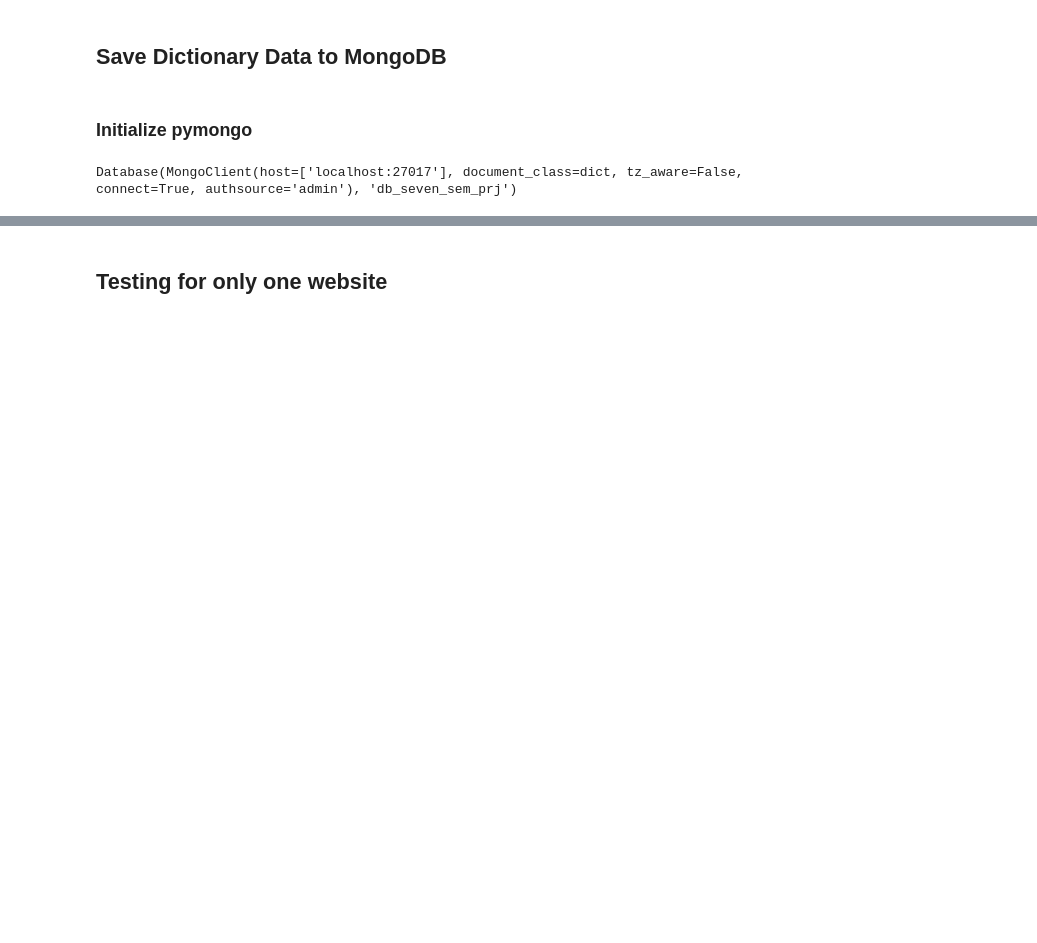
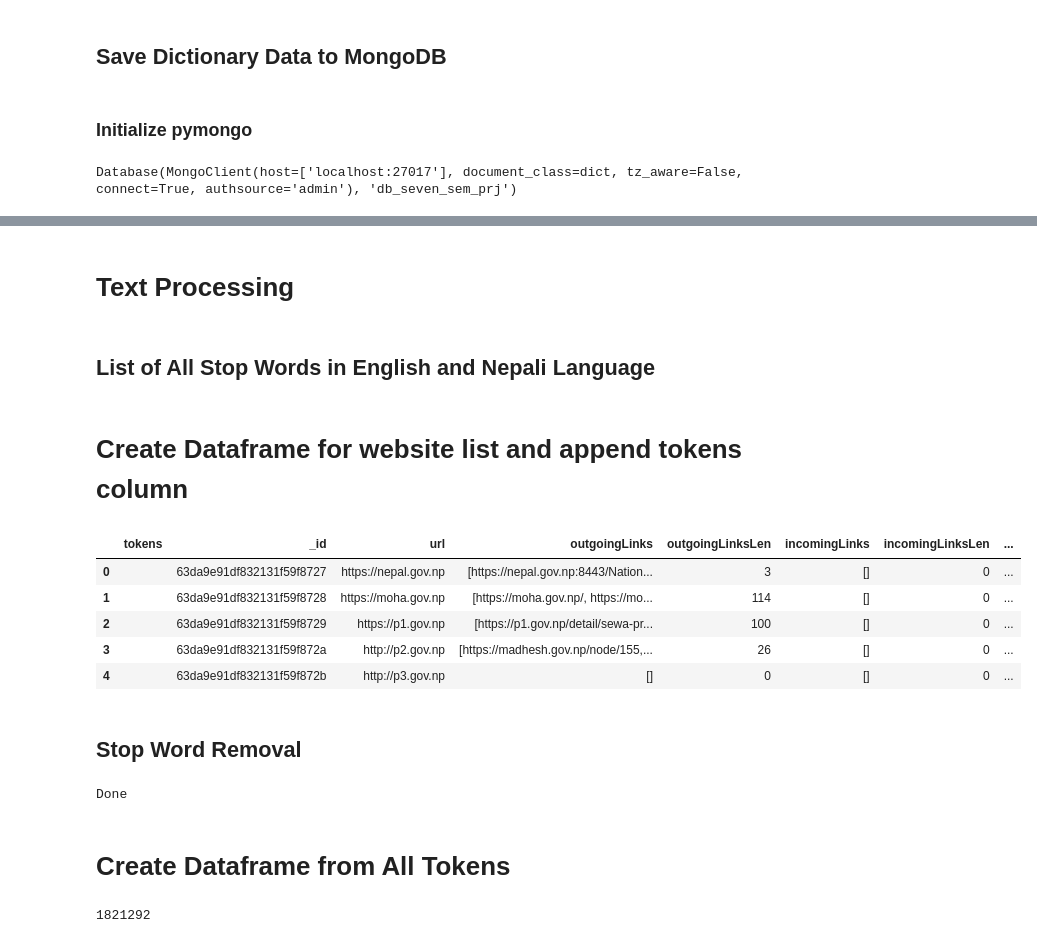
Before and after one commit to suparthghimire/search_engine, a Jupyter notebook: indexer/indexer.ipynb, the cells around one changed output, grey strips where cells are left out. Drawn from its saved outputs; the diff is of its cells as text; code cells hidden in the pictures; blank space fills up the shorter version.

```diff
--- a/indexer/indexer.ipynb
+++ b/indexer/indexer.ipynb
@@ -118,0 +117,3 @@ website_collection.insert_many(websites_list)
+# %%
+websites_in_db = list(website_collection.find())
+print(len(websites_in_db))
@@ -119,4 +133,4 @@ website_collection.insert_many(websites_list)
 # %%
-websites_in_db = database["websites"].find()
-print(list(websites_in_db)[0])
+to_json(websites_in_db, "websites")
+print("Done")
 # %% [output]
@@ -126,2 +138,4 @@ print(list(websites_in_db)[0])
-# %% [markdown]
-## Testing for only one website
+# %% [markdown]
+# Text Processing
+# %% [markdown]
+## List of All Stop Words in English and Nepali Language
@@ -127,0 +144,16 @@ print(list(websites_in_db)[0])
+# %% [markdown]
+# Create Dataframe for website list and append tokens column
+# %%
+website_list_df = pd.DataFrame(websites_in_db)
+# create new column in dataframe
+website_list_df.insert(0,"tokens", "")
+website_list_df.head()
+# %% [output]
+|  | tokens | _id | url | outgoingLinks | outgoingLinksLen | incomingLinks | incomingLinksLen | ... |
+| 0 |  | 63da9e91df832131f59f8727 | https://nepal.gov.np | [https://nepal.gov.np:8443/Nation... | 3 | [] | 0 | ... |
+| 1 |  | 63da9e91df832131f59f8728 | https://moha.gov.np | [https://moha.gov.np/, https://mo... | 114 | [] | 0 | ... |
+| 2 |  | 63da9e91df832131f59f8729 | https://p1.gov.np | [https://p1.gov.np/detail/sewa-pr... | 100 | [] | 0 | ... |
+| 3 |  | 63da9e91df832131f59f872a | http://p2.gov.np | [https://madhesh.gov.np/node/155,... | 26 | [] | 0 | ... |
+| 4 |  | 63da9e91df832131f59f872b | http://p3.gov.np | [] | 0 | [] | 0 | ... |
+# %% [markdown]
+## Stop Word Removal
@@ -127,0 +183,23 @@ print(list(websites_in_db)[0])
+# %%
+
+# In each row, from contentHashId, bring all text data from file and perform text processing in them
+allTokens = []
+for idx, row in website_list_df.iterrows():
+    row = row.copy();
+    folderName = row["contentHashId"]
+    with open(f'data/{folderName}/{folderName}.txt') as txtFile:
+        text = txtFile.readlines()
+#         txtInSingleStr = ("".join())
+        txtInSingleStr = " ".join("".join(text).split("\n"))
+#         print("For " + row["contentHashId"])
+        tokens = textPreProcessing(txtInSingleStr)
+        for token in tokens:
+            allTokens.append({
+                "token":token,
+                "website":row["_id"]
+            })
+print("Done")
+# %% [output]
+Done
+# %% [markdown]
+# Create Dataframe from All Tokens
@@ -127,0 +208,4 @@ print(list(websites_in_db)[0])
+# %%
+print(len(tokens_df))
+# %% [output]
+1821292
```
Also changed, not shown: parts of 38 cells of this notebook.
